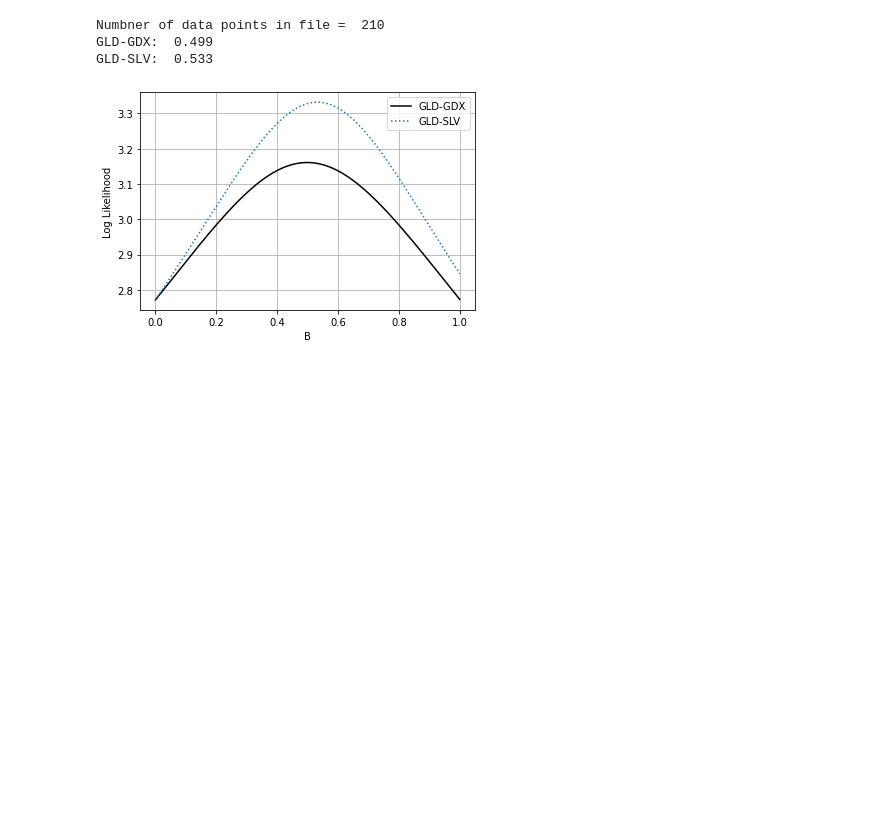
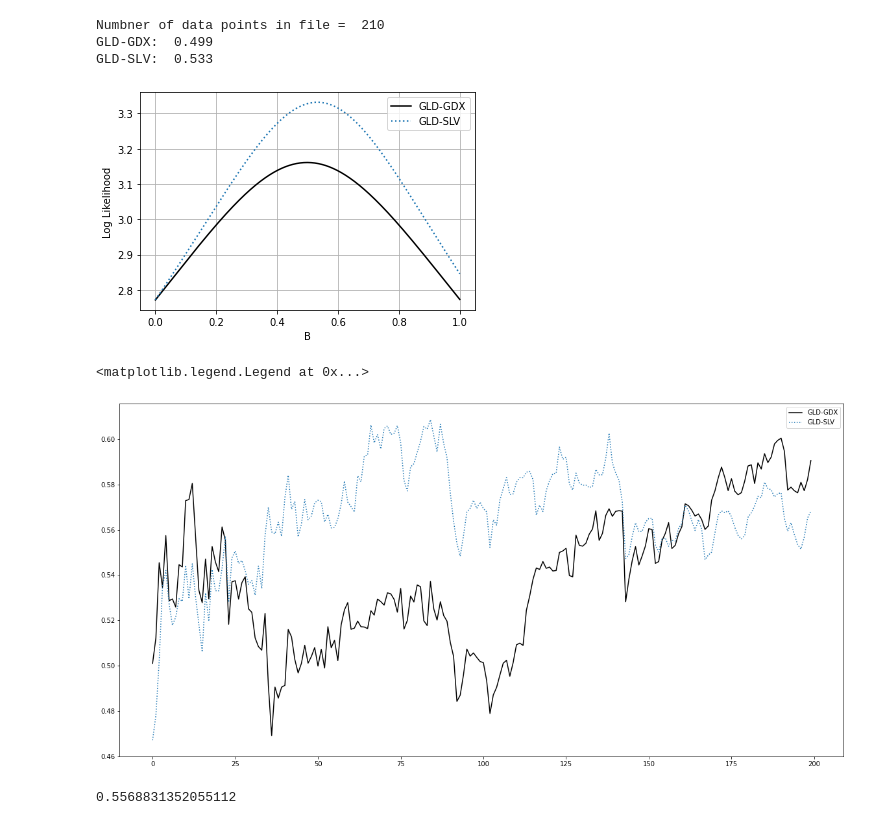
Before and after one commit to seongmin-Jo/optimal_mean_reversion_trading, a Jupyter notebook: Untitled.ipynb, the cells around one changed output. Cells and saved outputs as stored; diff of their text form; code cells hidden in the pictures; blank space fills up the shorter version.

```diff
--- a/Untitled.ipynb
+++ b/Untitled.ipynb
@@ -108,9 +108,9 @@ def get_B_star(table):
 
 if __name__ == "__main__":
     # Same example
-    GDX = pd.read_csv('GDX_historical.csv')
-    GLD = pd.read_csv('GLD_historical.csv')
-    SLV = pd.read_csv('SLV_historical.csv')
+    GDX = pd.read_csv('data/GDX_historical.csv')
+    GLD = pd.read_csv('data/GLD_historical.csv')
+    SLV = pd.read_csv('data/SLV_historical.csv')
 
     gld = GLD['Adj Close'].to_numpy()
     gdx = GDX['Close'].to_numpy()
@@ -153,9 +153,19 @@ GLD-SLV:  0.533
 [figure]
 # %%
 xt = compose_xt(gld, gdx, 1, B_star_gld_gdx)
+x2t = compose_xt(gld, slv, 1, B_star_gld_slv)
+
 theta, mu, sigma = get_optimal_ou_params(xt, dt=1/252)
 r = 0.01
 c = 0.01
+# %%
+plt.figure(figsize=(20, 10))
+plt.plot(xt,'k', label='GLD-GDX')
+plt.plot(x2t,':', label='GLD-SLV')
+plt.legend()
+# %% [output]
+<matplotlib.legend.Legend at 0x...>
+[figure, added]
 # %%
 from ou_process import *
 
@@ -414,0 +387,4 @@ if __name__ == "__main__":
+# %%
+theta
+# %% [output]
+0.5568831352055112
```
Also changed, not shown: parts of 6 cells of this notebook, 2 other files.
